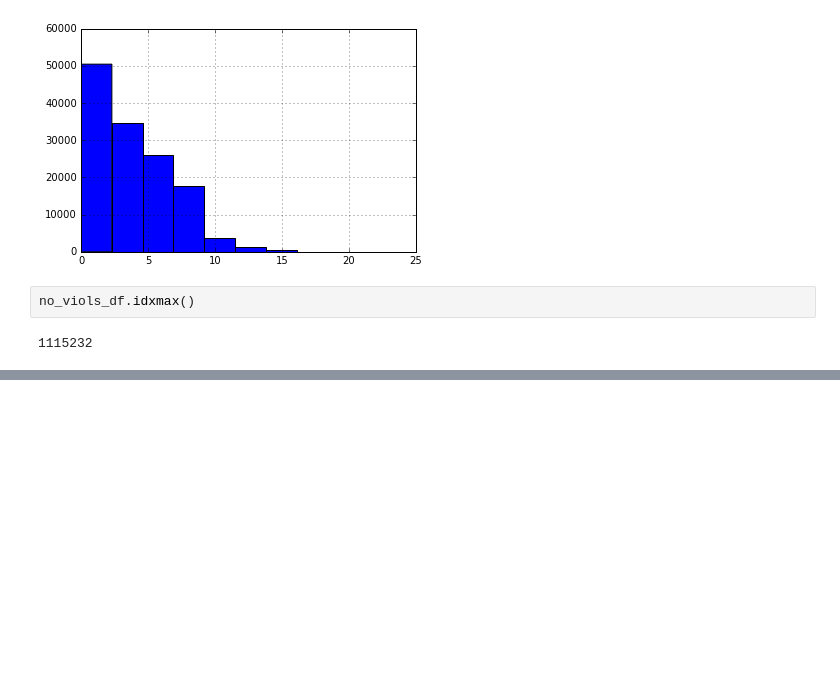
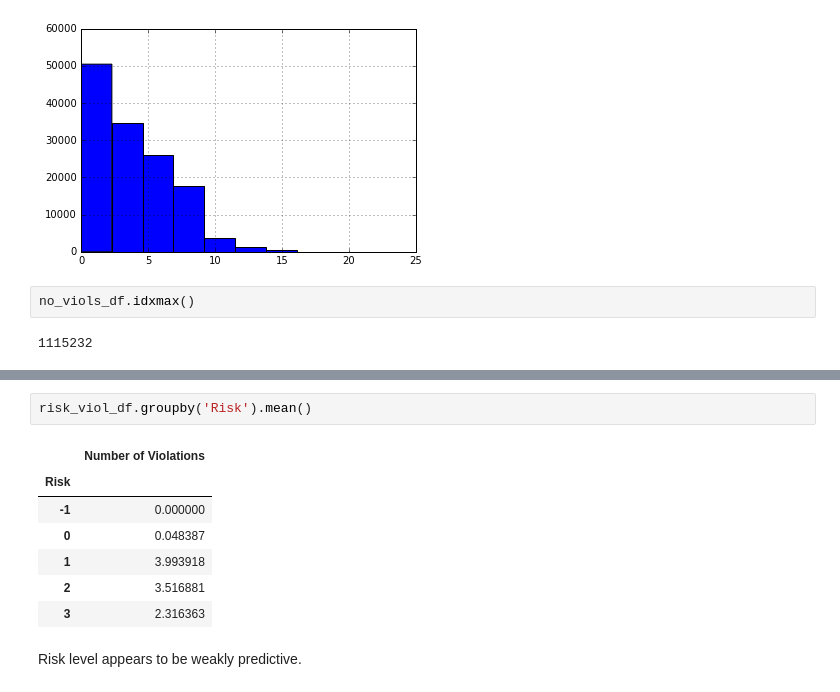
Before and after one commit to thewassermann/inspection_project, a Jupyter notebook: Exploratory Book Gil.ipynb, the cells around one changed output, grey strips where cells are left out. Cells and saved outputs as stored; diff of their text form; blank space fills up the shorter version.

```diff
--- a/Exploratory Book Gil.ipynb
+++ b/Exploratory Book Gil.ipynb
@@ -137,0 +196,12 @@ data_FI[data_FI['Inspection ID'] == no_viols_df.idxmax()]
+# %%
+risk_viol_df.groupby('Risk').mean()
+# %% [output]
+|  | Number of Violations |
+| Risk |  |
+| -1 | 0.000000 |
+| 0 | 0.048387 |
+| 1 | 3.993918 |
+| 2 | 3.516881 |
+| 3 | 2.316363 |
+# %% [markdown]
+Risk level appears to be weakly predictive.
```
Also changed, not shown: parts of 7 cells of this notebook.
